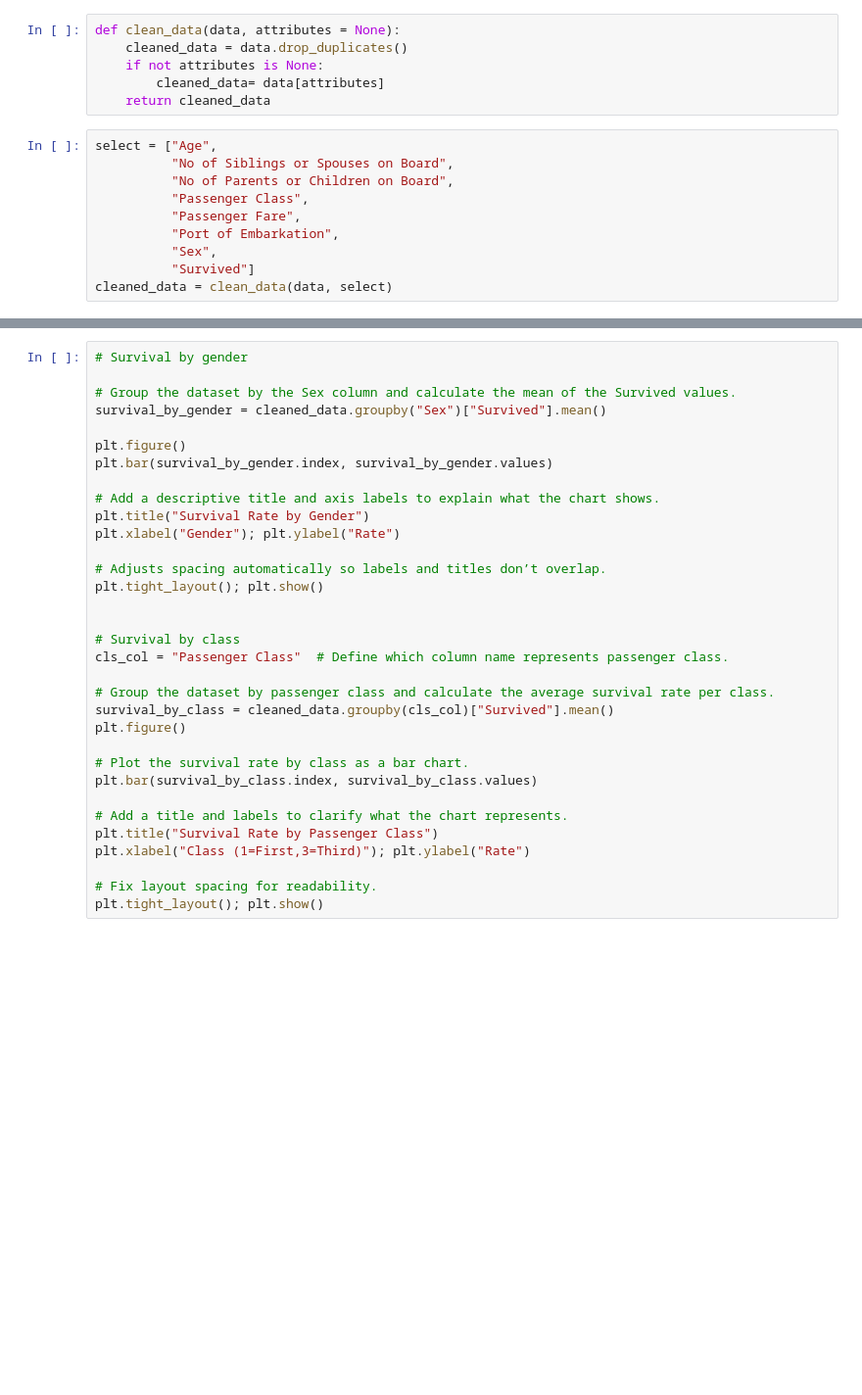
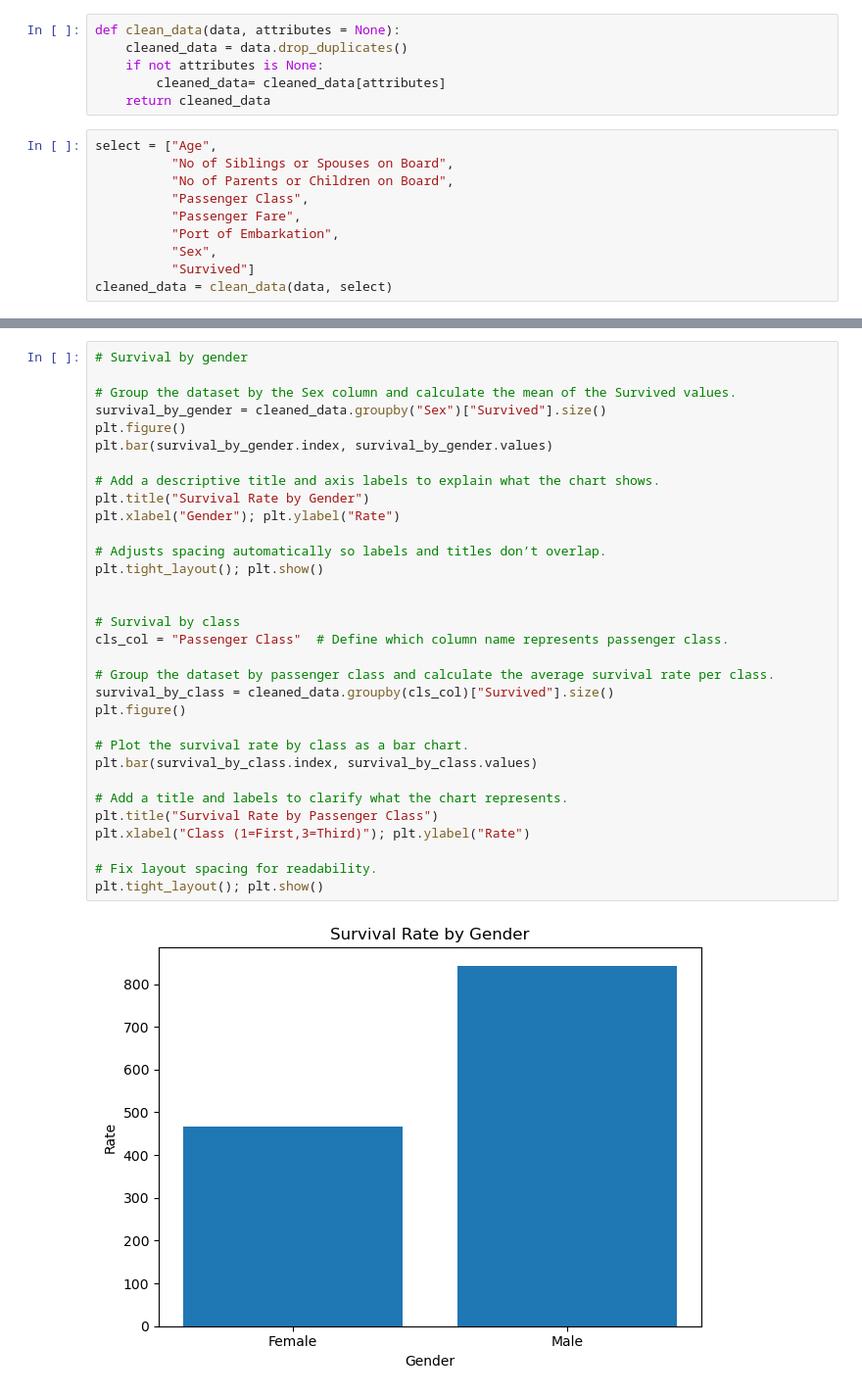
Before and after one commit to MechaMask/algqn_applied_ai_presentation, a Jupyter notebook: Titanic_Presnetation.ipynb, the cells around one changed output, grey strips where cells are left out. Shown: that part at 98% size. Drawn from its saved outputs; the diff is of its cells as text; blank space fills up the shorter version.

Commit message:
updated cleaned data and fixed plots

```diff
--- a/Titanic_Presnetation.ipynb
+++ b/Titanic_Presnetation.ipynb
@@ -10,7 +10,7 @@ data = pd.read_csv('Titanic.csv')
 def clean_data(data, attributes = None):
     cleaned_data = data.drop_duplicates()
     if not attributes is None:
-        cleaned_data= data[attributes]
+        cleaned_data= cleaned_data[attributes]
     return cleaned_data
 # %%
 select = ["Age",
@@ -44,33 +63,34 @@ print("\nFare stats → max:", max_fare, " min:", min_fare, " avg:", round(mean_
 # %%
 # Survival by gender
 
 # Group the dataset by the Sex column and calculate the mean of the Survived values.
-survival_by_gender = cleaned_data.groupby("Sex")["Survived"].mean()
-
+survival_by_gender = cleaned_data.groupby("Sex")["Survived"].size()
 plt.figure()
 plt.bar(survival_by_gender.index, survival_by_gender.values)
 
 # Add a descriptive title and axis labels to explain what the chart shows.
 plt.title("Survival Rate by Gender")
 plt.xlabel("Gender"); plt.ylabel("Rate")
 
 # Adjusts spacing automatically so labels and titles don’t overlap.
 plt.tight_layout(); plt.show()
 
 
 # Survival by class
 cls_col = "Passenger Class"  # Define which column name represents passenger class.
 
 # Group the dataset by passenger class and calculate the average survival rate per class.
-survival_by_class = cleaned_data.groupby(cls_col)["Survived"].mean()
+survival_by_class = cleaned_data.groupby(cls_col)["Survived"].size()
 plt.figure()
 
 # Plot the survival rate by class as a bar chart.
 plt.bar(survival_by_class.index, survival_by_class.values)
 
 # Add a title and labels to clarify what the chart represents.
 plt.title("Survival Rate by Passenger Class")
 plt.xlabel("Class (1=First,3=Third)"); plt.ylabel("Rate")
 
 # Fix layout spacing for readability.
 plt.tight_layout(); plt.show()
+# %% [output]
+[figure, added]
```
Also changed, not shown: parts of 2 cells of this notebook, 1 other file.
